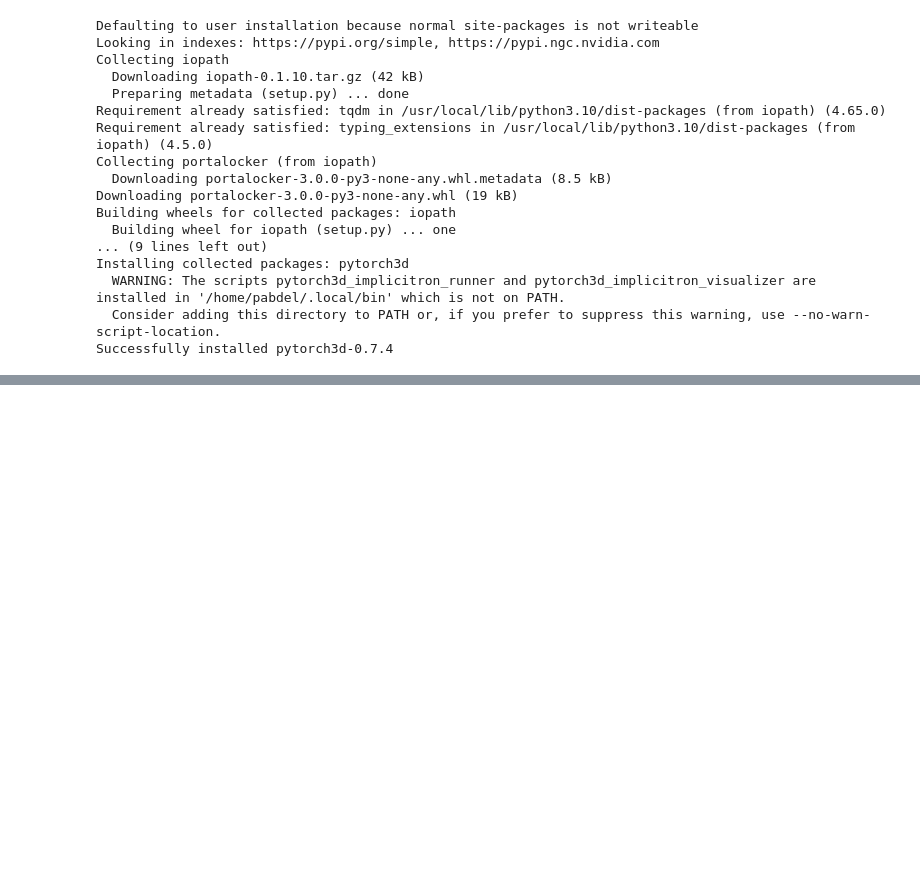
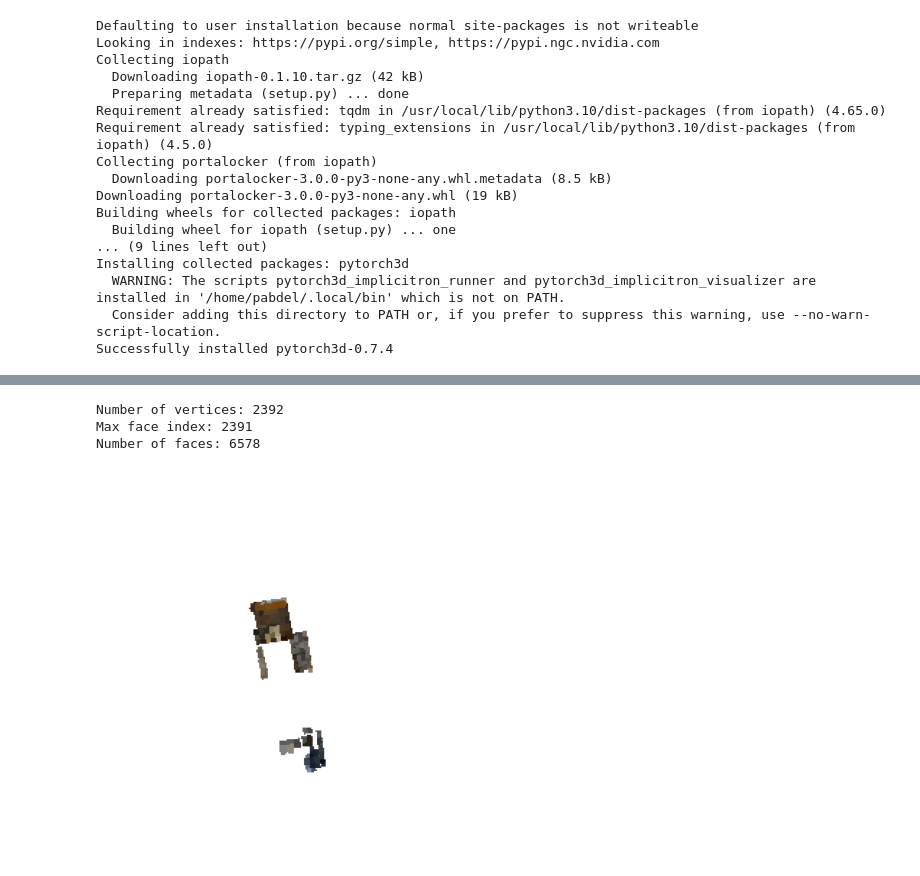
Before and after one commit to PeterAMassih/3D-BlockGen, a Jupyter notebook: run.ipynb, the cells around one changed output, grey strips where cells are left out. Drawn from its saved outputs; the diff is of its cells as text; code cells hidden in the pictures; blank space fills up the shorter version.

```diff
--- a/run.ipynb
+++ b/run.ipynb
@@ -164,0 +164,7 @@ Occupied voxels: 1551 (4.73% of volume)
+# %%
+inferencer.visualize_samples_p3d(torch.load("objaverse_data_voxelized/hf-objaverse-v1/glbs/000-003/00235e43d24c45dfb2206145cc8b4710.pt", map_location=torch.device("cuda")))
+# %% [output]
+Number of vertices: 2392
+Max face index: 2391
+Number of faces: 6578
+[figure, added]
```
Also changed, not shown: parts of 8 cells of this notebook, 2 other files.
